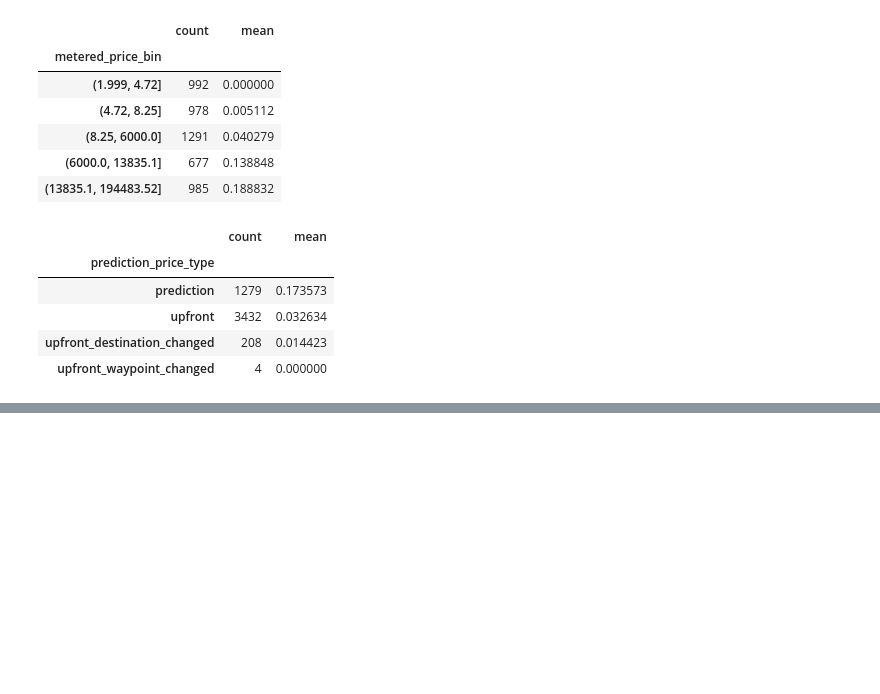
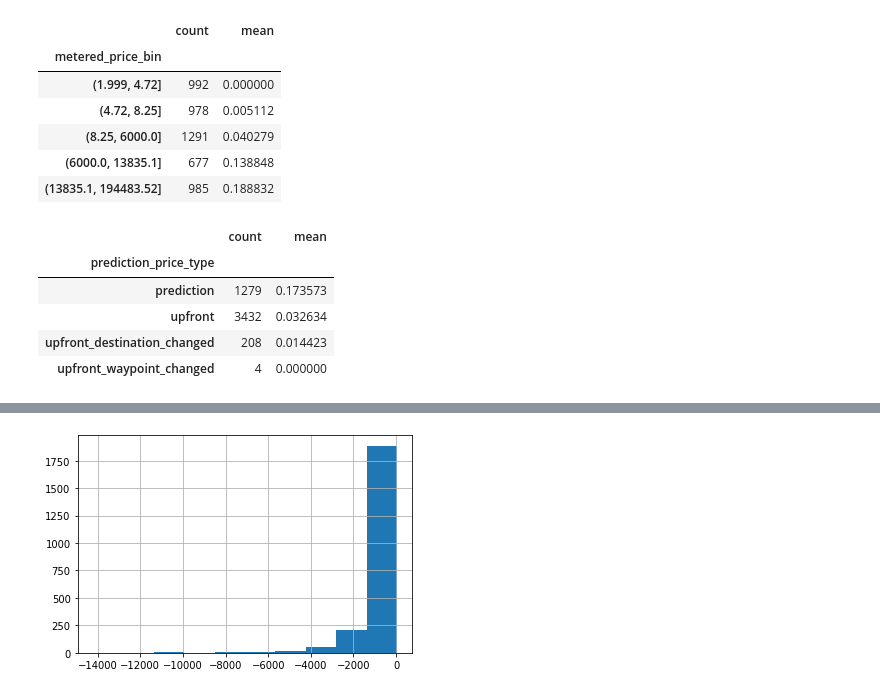
Before and after one commit to Starburned7/data-analytics-projects, a Jupyter notebook: taxi_data_analysis.ipynb, the cells around one changed output, grey strips where cells are left out. Drawn from its saved outputs; the diff is of its cells as text; code cells hidden in the pictures; blank space fills up the shorter version.

```diff
--- a/taxi_data_analysis.ipynb
+++ b/taxi_data_analysis.ipynb
@@ -457,0 +491,4 @@ df.groupby('prediction_price_type')['overpaid_ride_ticket'].agg(['count','mean']
+# %%
+df['fraud_score'].hist();
+# %% [output]
+[figure, added]
```
Also changed, not shown: parts of 16 cells of this notebook.
